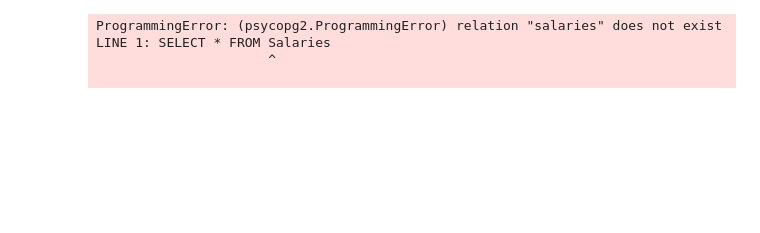
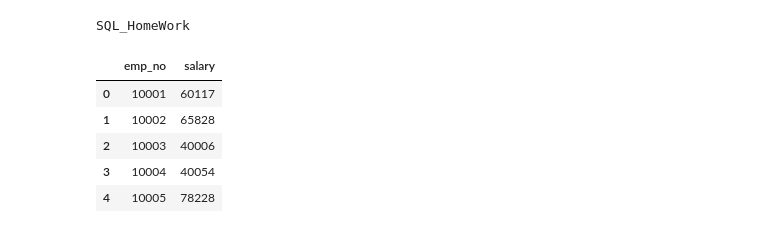
Before and after one commit to vieravfg/sql-challenge, a Jupyter notebook: SQL_pandas.ipynb, the cells around one changed output. Saved outputs shown, nothing was run; the diff lists cells and outputs as text; code cells hidden in the pictures; blank space fills up the shorter version.

```diff
--- a/SQL_pandas.ipynb
+++ b/SQL_pandas.ipynb
@@ -9,7 +11,20 @@ conn = engine.connect()
+# %%
+#Create Database Connection
+from keys import password
+from keys import db_name
+engine = create_engine(f'postgresql://postgres:postgres@localhost:{password}/{db_name}')
+conn = engine.connect()
+print(db_name)
+# %% [output]
+SQL_HomeWork
 # %%
-salaries = pd.read_sql("SELECT * FROM Salaries", conn)
+# Query all records in the Salaries Table
+salary = pd.read_sql('SELECT * FROM "Salaries"', conn)
+salary.head()
 # %% [output]
-ProgrammingError: (psycopg2.ProgrammingError) relation "salaries" does not exist
-LINE 1: SELECT * FROM Salaries
-                      ^
-
+|  | emp_no | salary |
+| 0 | 10001 | 60117 |
+| 1 | 10002 | 65828 |
+| 2 | 10003 | 40006 |
+| 3 | 10004 | 40054 |
+| 4 | 10005 | 78228 |
```
Also changed, not shown: parts of 10 cells of this notebook.
